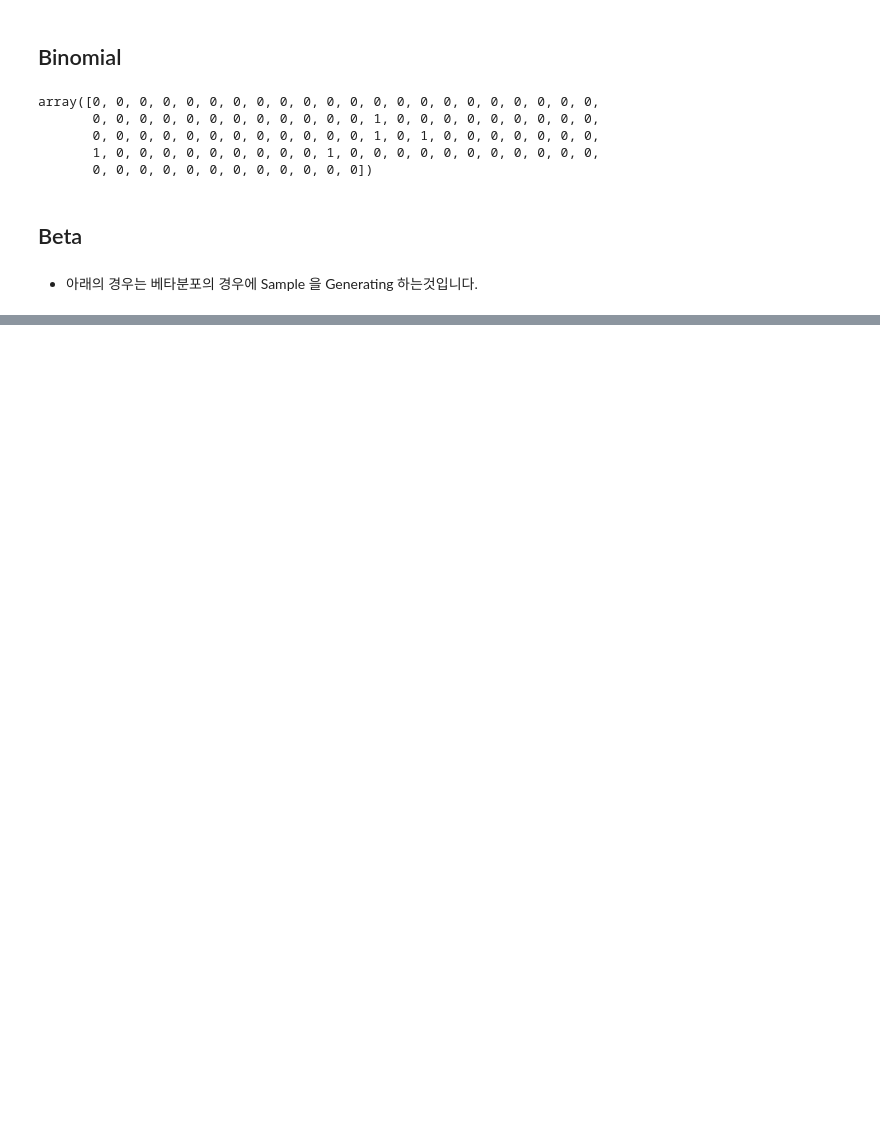
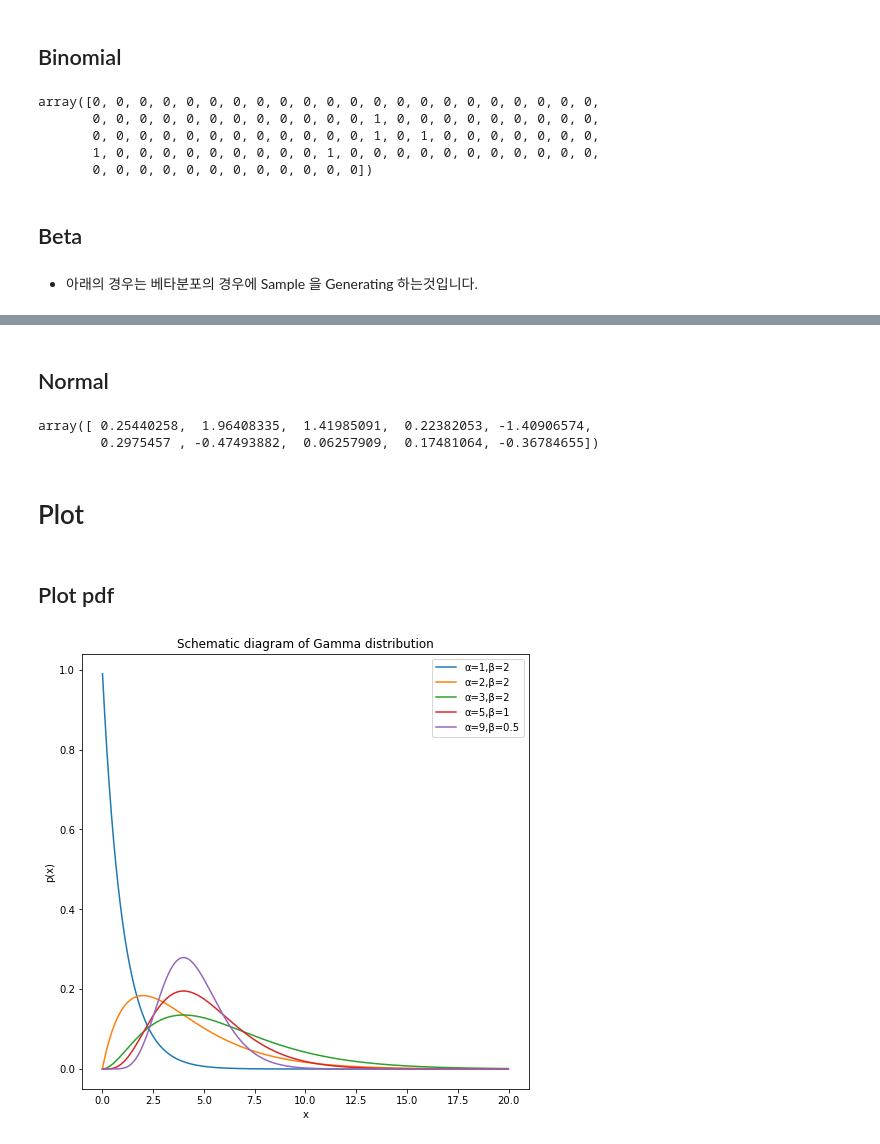
Before and after one commit to hana-dool/Data_Analysis, a Jupyter notebook: 2. Bayesian Model.ipynb, the cells around one changed output, grey strips where cells are left out. Saved outputs shown, nothing was run; the diff lists cells and outputs as text; code cells hidden in the pictures; blank space fills up the shorter version.

```diff
--- a/2. Bayesian Model.ipynb
+++ b/2. Bayesian Model.ipynb
@@ -40,0 +42,2 @@ array([0.22569631, 0.14994025, 0.39785175, 0.27306364, 0.23922844,
+# %% [markdown]
+## Normal
@@ -40,0 +50,41 @@ array([0.22569631, 0.14994025, 0.39785175, 0.27306364, 0.23922844,
+# %%
+sample
+# %% [output]
+array([ 0.25440258,  1.96408335,  1.41985091,  0.22382053, -1.40906574,
+        0.2975457 , -0.47493882,  0.06257909,  0.17481064, -0.36784655])
+# %% [markdown]
+# Plot
+# %% [markdown]
+## Plot pdf
+# %%
+import numpy as np
+import matplotlib.pyplot as plt
+import scipy.stats as st
+import seaborn as sns
+
+# Set canvas
+plt.figure(figsize=(8, 8))  # Determine the drawing area size
+x = np.arange(0.01, 20, 0.01) # 범위 정하기()
+
+# 분포 생성하기
+y1 = st.gamma.pdf(x, 1, scale = 1)  # "α=1,β=2"
+y2 = st.gamma.pdf(x, 2, scale=2)  # "α=2,β=2"
+y3 = st.gamma.pdf(x, 3, scale=2)  # "α=3,β=2"
+y4 = st.gamma.pdf(x, 5, scale=1)  # "α=5,β=1"
+y5 = st.gamma.pdf(x, 9, scale=0.5)  # "α=9,β=0.5"
+
+# 겹쳐 그리기
+plt.plot(x, y1, label="α=1,β=2")
+plt.plot(x, y2, label="α=2,β=2")
+plt.plot(x, y3, label="α=3,β=2")
+plt.plot(x, y4, label="α=5,β=1")
+plt.plot(x, y5, label="α=9,β=0.5")
+
+# Set the axis title
+plt.xlabel('x')
+plt.ylabel('p(x)')
+plt.title("Schematic diagram of Gamma distribution")
+plt.legend(loc="best")
+plt.show()
+# %% [output]
+[figure, added]
```
Also changed, not shown: parts of 34 cells of this notebook, 3 other files.
